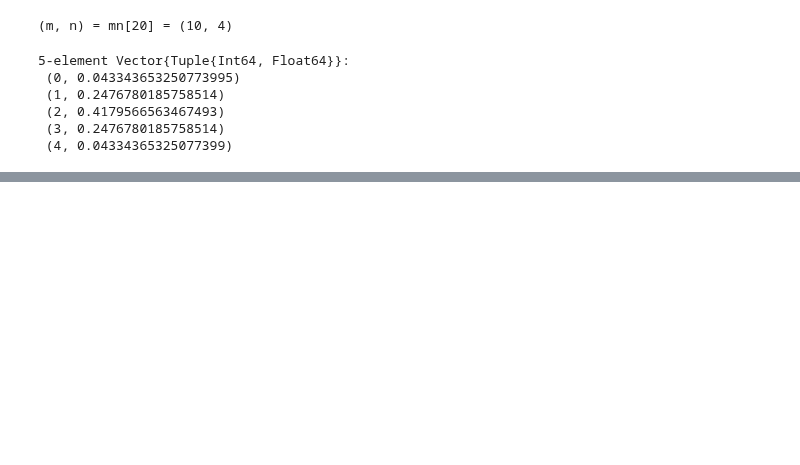
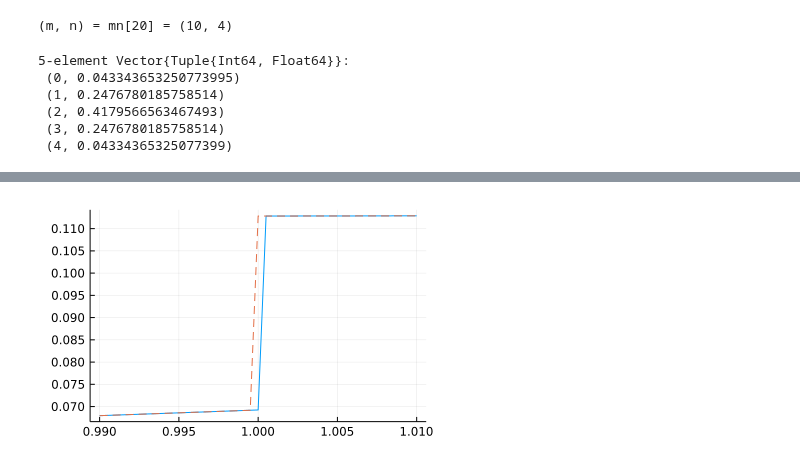
Before and after one commit to genkuroki/public, a Jupyter notebook: 0034/less approx.ipynb, the cells around one changed output, grey strips where cells are left out. Saved outputs shown, nothing was run; the diff lists cells and outputs as text; code cells hidden in the pictures; blank space fills up the shorter version.

```diff
--- a/0034/less approx.ipynb
+++ b/0034/less approx.ipynb
@@ -64,0 +192,7 @@ pvalue_fisher_test(a, b, c, d) = 0.08668730650154799
+# %%
+xs = 0.99:0.0005:1.01
+plot(xs, x -> pvalue_less_equal__J(a, b, c, d; OR = x); label="")
+plot!(xs, x -> pvalue_less_approx_J(a, b, c, d; OR = x); label="", ls=:dash)
+plot!(ytick=0:0.005:1)
+# %% [output]
+[figure, added]
```
Also changed, not shown: parts of 14 cells of this notebook, 1 other file.
